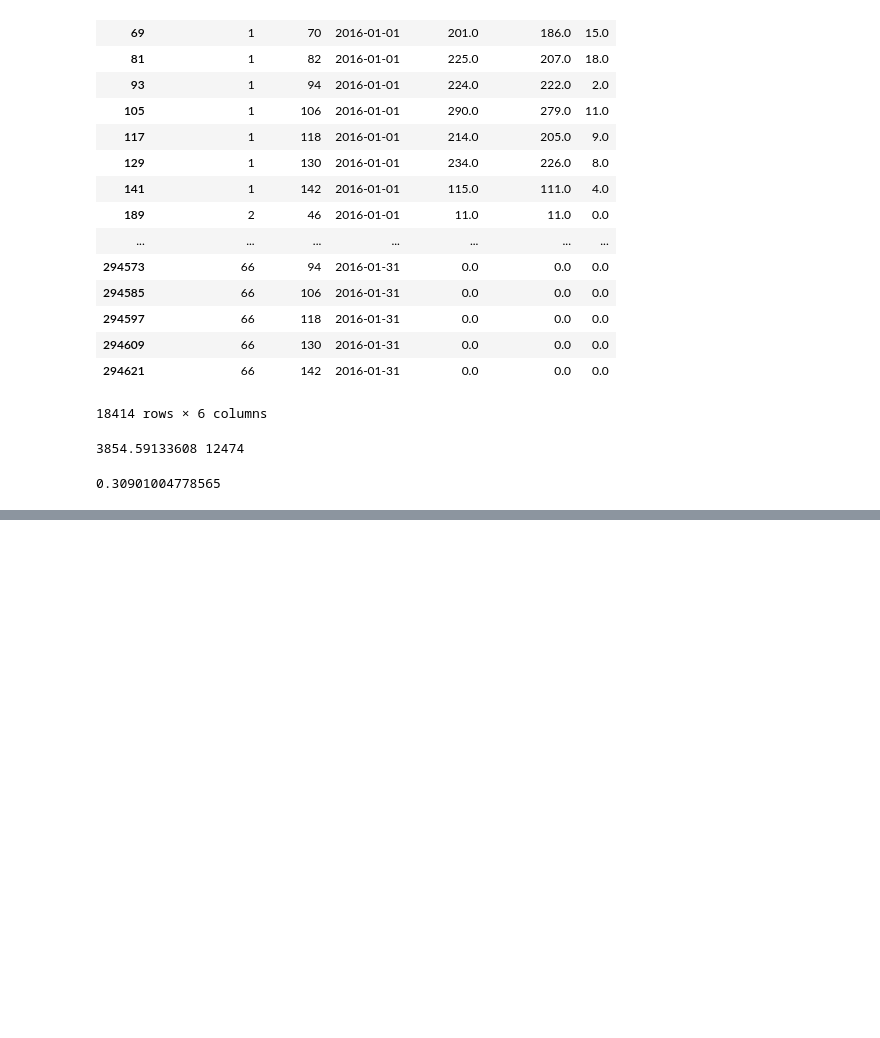
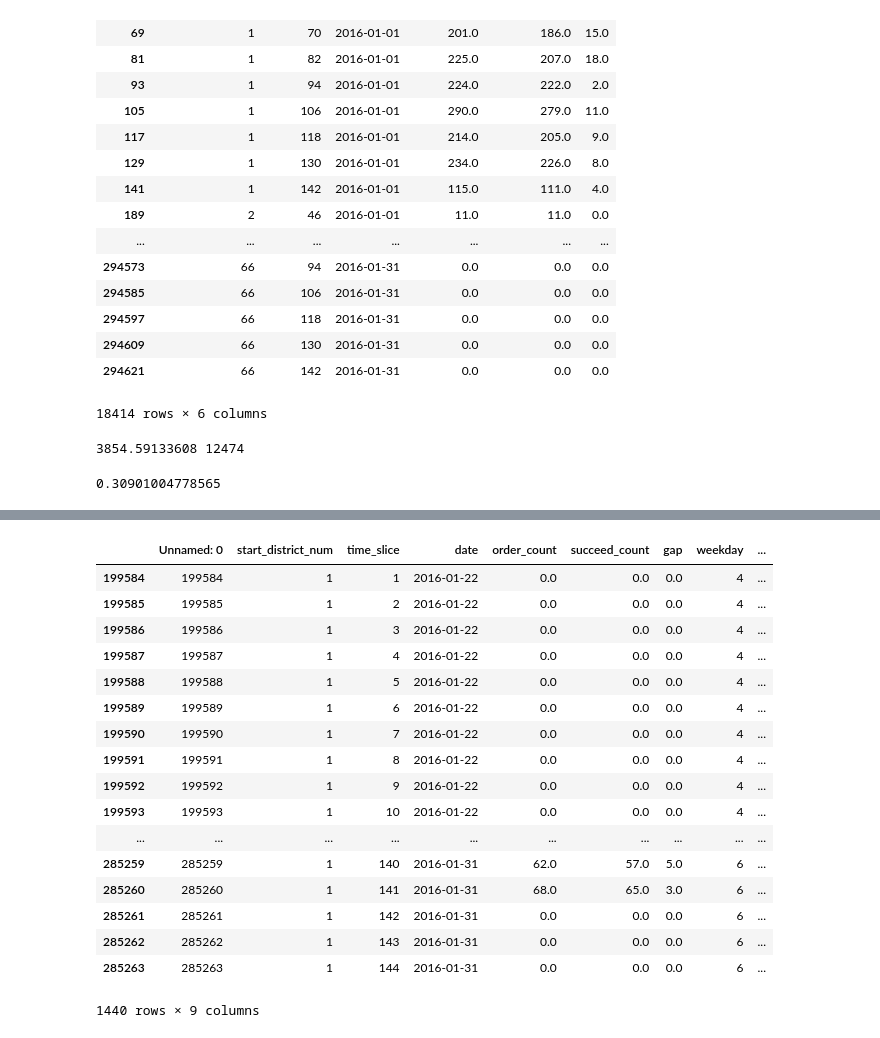
Before and after one commit to mofhu/didi-transition, a Jupyter notebook: features.ipynb, the cells around one changed output, grey strips where cells are left out. Saved outputs shown, nothing was run; the diff lists cells and outputs as text; code cells hidden in the pictures; blank space fills up the shorter version.

```diff
--- a/features.ipynb
+++ b/features.ipynb
@@ -111,0 +192,21 @@ MAPE_scorer(y_train, [1 for i in range(0, len(y_train))])
+# %%
+df_test_1
+# %% [output]
+|  | Unnamed: 0 | start_district_num | time_slice | date | order_count | succeed_count | gap | weekday | ... |
+| 199584 | 199584 | 1 | 1 | 2016-01-22 | 0.0 | 0.0 | 0.0 | 4 | ... |
+| 199585 | 199585 | 1 | 2 | 2016-01-22 | 0.0 | 0.0 | 0.0 | 4 | ... |
+| 199586 | 199586 | 1 | 3 | 2016-01-22 | 0.0 | 0.0 | 0.0 | 4 | ... |
+| 199587 | 199587 | 1 | 4 | 2016-01-22 | 0.0 | 0.0 | 0.0 | 4 | ... |
+| 199588 | 199588 | 1 | 5 | 2016-01-22 | 0.0 | 0.0 | 0.0 | 4 | ... |
+| 199589 | 199589 | 1 | 6 | 2016-01-22 | 0.0 | 0.0 | 0.0 | 4 | ... |
+| 199590 | 199590 | 1 | 7 | 2016-01-22 | 0.0 | 0.0 | 0.0 | 4 | ... |
+| 199591 | 199591 | 1 | 8 | 2016-01-22 | 0.0 | 0.0 | 0.0 | 4 | ... |
+| 199592 | 199592 | 1 | 9 | 2016-01-22 | 0.0 | 0.0 | 0.0 | 4 | ... |
+| 199593 | 199593 | 1 | 10 | 2016-01-22 | 0.0 | 0.0 | 0.0 | 4 | ... |
+| ... | ... | ... | ... | ... | ... | ... | ... | ... | ... |
+| 285259 | 285259 | 1 | 140 | 2016-01-31 | 62.0 | 57.0 | 5.0 | 6 | ... |
+| 285260 | 285260 | 1 | 141 | 2016-01-31 | 68.0 | 65.0 | 3.0 | 6 | ... |
+| 285261 | 285261 | 1 | 142 | 2016-01-31 | 0.0 | 0.0 | 0.0 | 6 | ... |
+| 285262 | 285262 | 1 | 143 | 2016-01-31 | 0.0 | 0.0 | 0.0 | 6 | ... |
+| 285263 | 285263 | 1 | 144 | 2016-01-31 | 0.0 | 0.0 | 0.0 | 6 | ... |
+1440 rows × 9 columns
```
Also changed, not shown: parts of 20 cells of this notebook, 2 other files.
